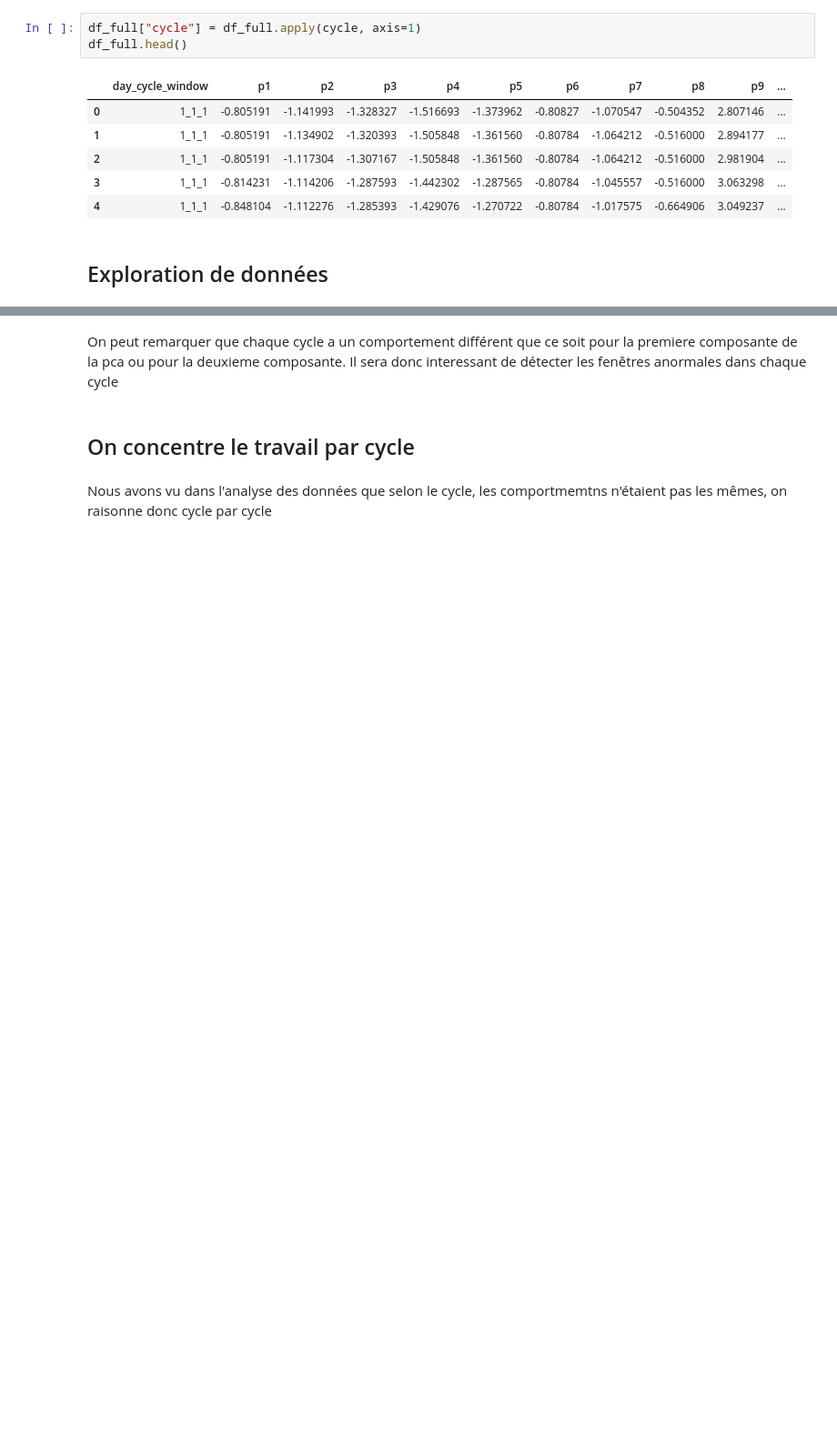
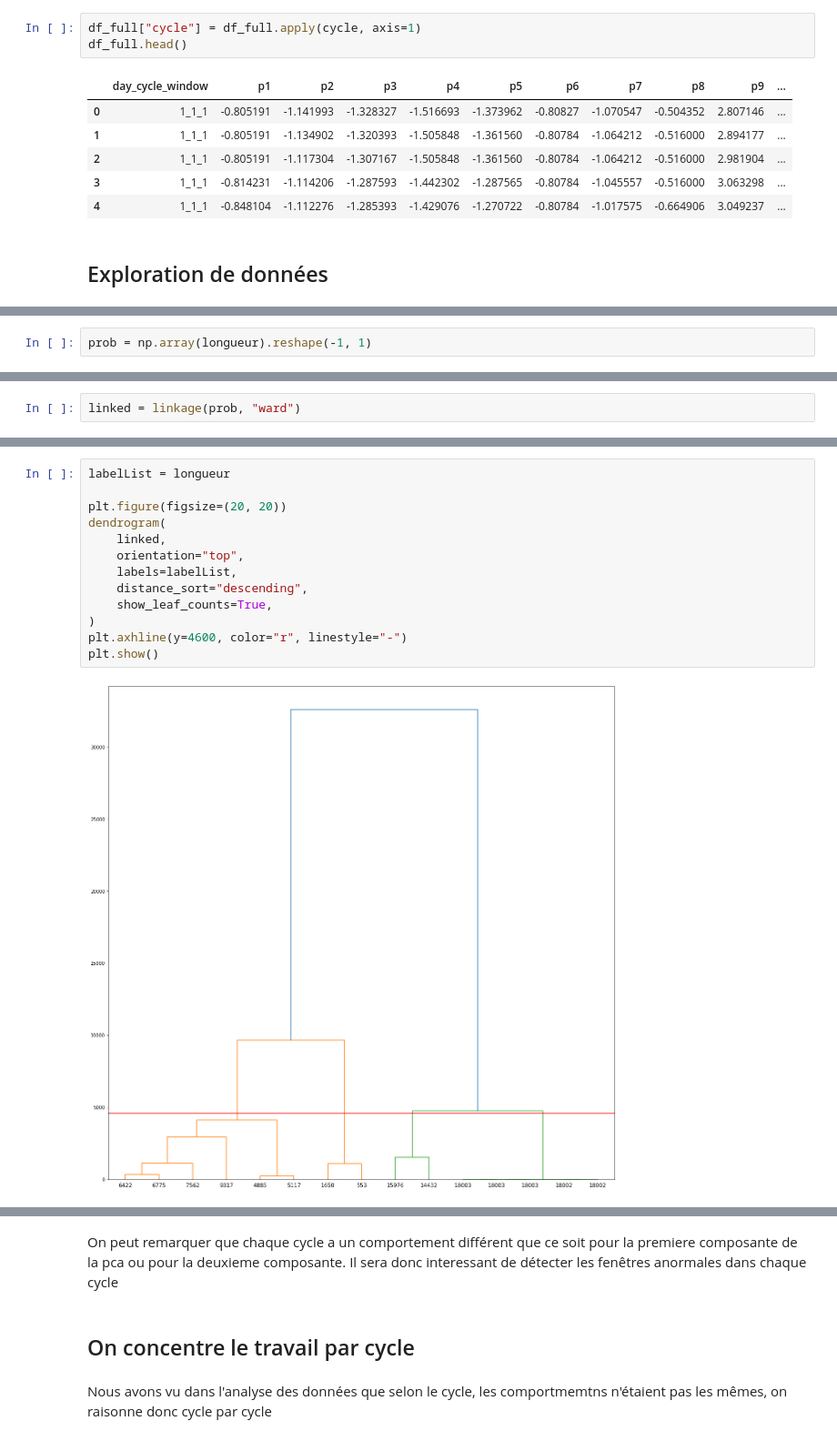
Before and after one commit to Rico-le-champion/anomaly_detection, a Jupyter notebook: notebooks/Untitled.ipynb, the cells around one changed output, grey strips where cells are left out. Shown at 91% size. Cells and saved outputs as stored; diff of their text form; blank space fills up the shorter version.

```diff
--- a/notebooks/Untitled.ipynb
+++ b/notebooks/Untitled.ipynb
@@ -140,0 +131,2 @@ plt.show()
+# %%
+prob = np.array(longueur).reshape(-1, 1)
@@ -140,0 +153,2 @@ plt.show()
+# %%
+linked = linkage(prob, "ward")
@@ -140,0 +172,15 @@ plt.show()
+# %%
+labelList = longueur
+
+plt.figure(figsize=(20, 20))
+dendrogram(
+    linked,
+    orientation="top",
+    labels=labelList,
+    distance_sort="descending",
+    show_leaf_counts=True,
+)
+plt.axhline(y=4600, color="r", linestyle="-")
+plt.show()
+# %% [output]
+[figure, added]
```
Also changed, not shown: parts of 41 cells of this notebook, 1 other file.
